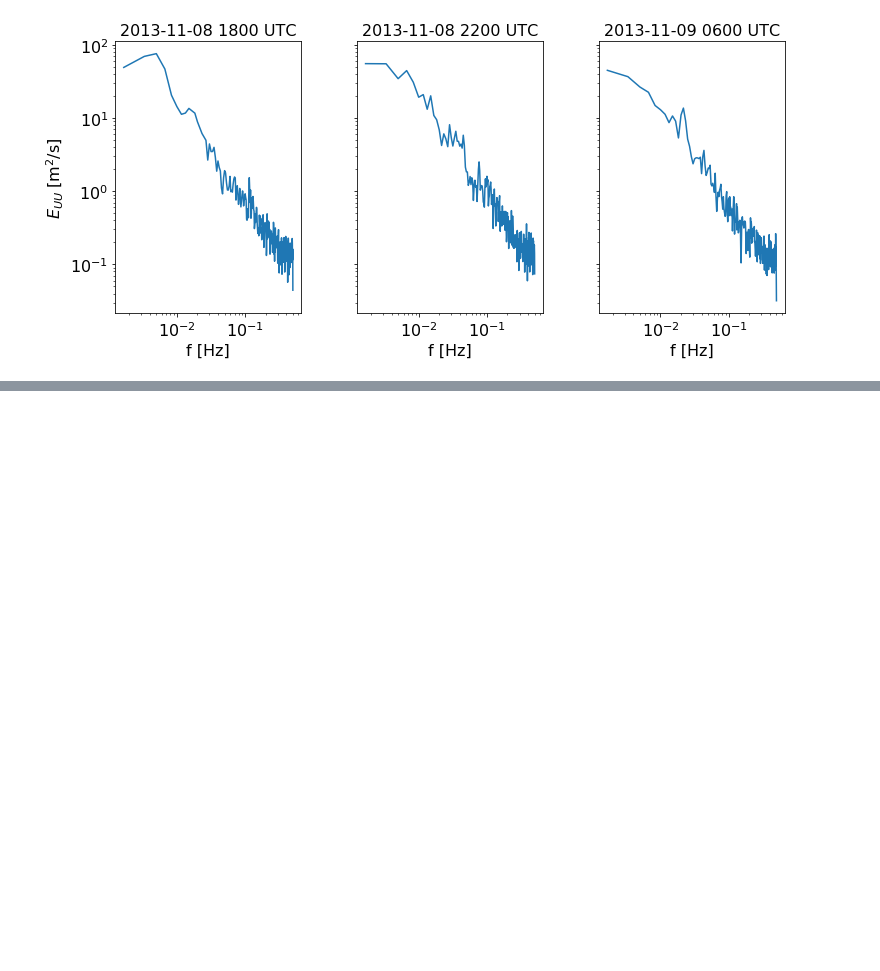
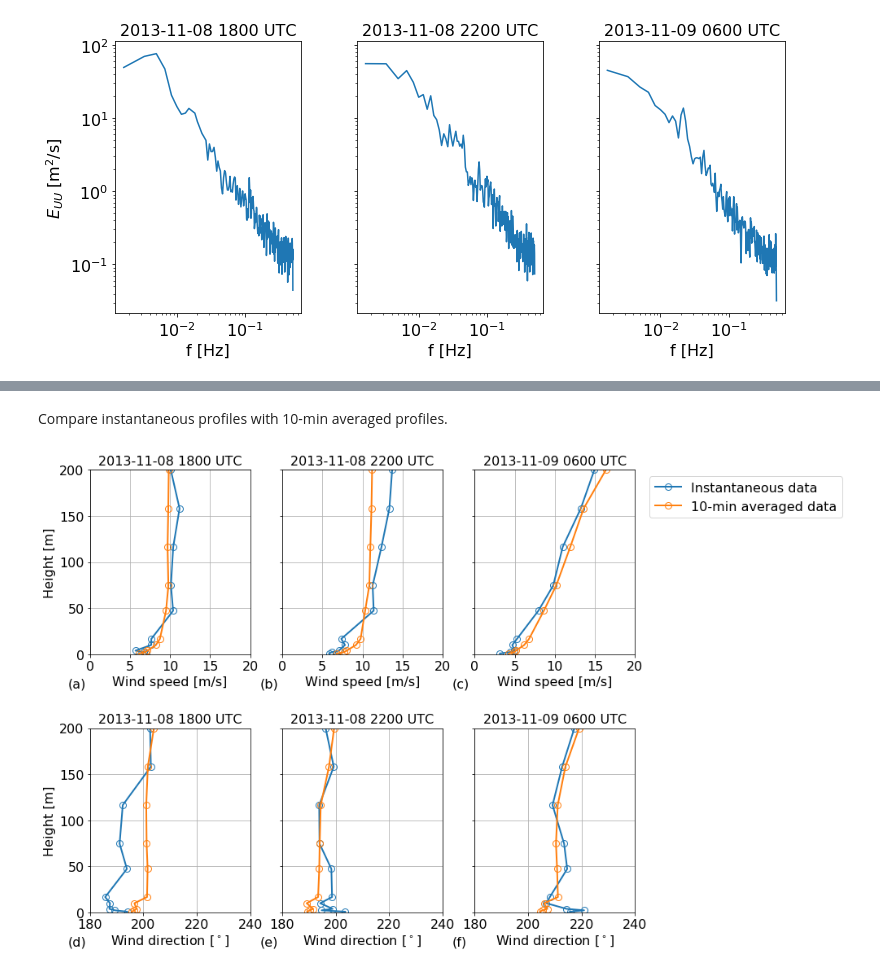
Before and after one commit to a2e-mmc/mmctools, a Jupyter notebook: example_plotting.ipynb, the cells around one changed output, grey strips where cells are left out. Saved outputs shown, nothing was run; the diff lists cells and outputs as text; code cells hidden in the pictures; blank space fills up the shorter version.

```diff
--- a/example_plotting.ipynb
+++ b/example_plotting.ipynb
@@ -88,0 +111,19 @@ fig,ax = plot_spectrum(df,
+# %% [markdown]
+Compare instantaneous profiles with 10-min averaged profiles.
+# %%
+fig,axs = plot_profile(datasets={'Instantaneous data':df,'10-min averaged data':df10},
+                      fields=['wspd','wdir'],
+                      times=['2013-11-08 18:00:00','2013-11-08 22:00:00','2013-11-09 6:00:00'],
+                      # Specify field limits
+                      fieldlimits={'wspd':(0,20),'wdir':(180,240)},
+                      # Specify height limits
+                      heightlimits=(0,200),
+                      # Stack results by dataset instead of times
+                      stack_by='datasets',
+                      # Label subplots
+                      labelsubplots=True,
+                      # Additional keyword arguments to personalize plotting style
+                      linewidth=2,marker='o',markersize=8,mfc="none",
+                     )
+# %% [output]
+[figure, added]
```
Also changed, not shown: parts of 10 cells of this notebook.
